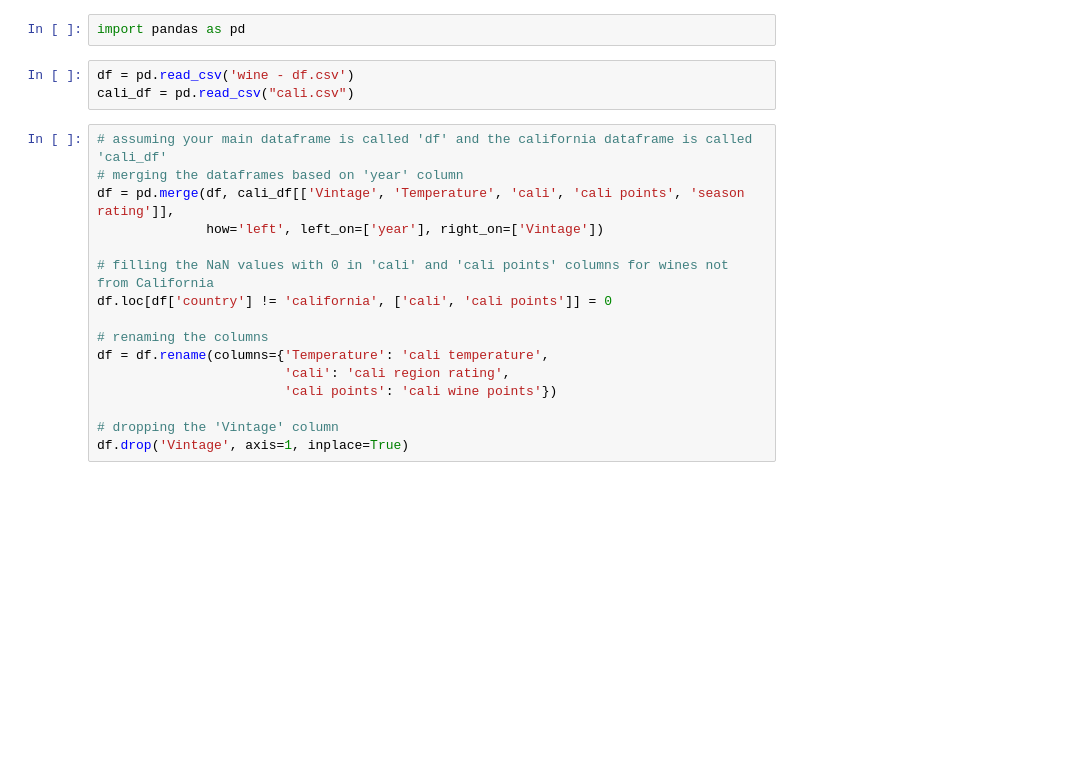
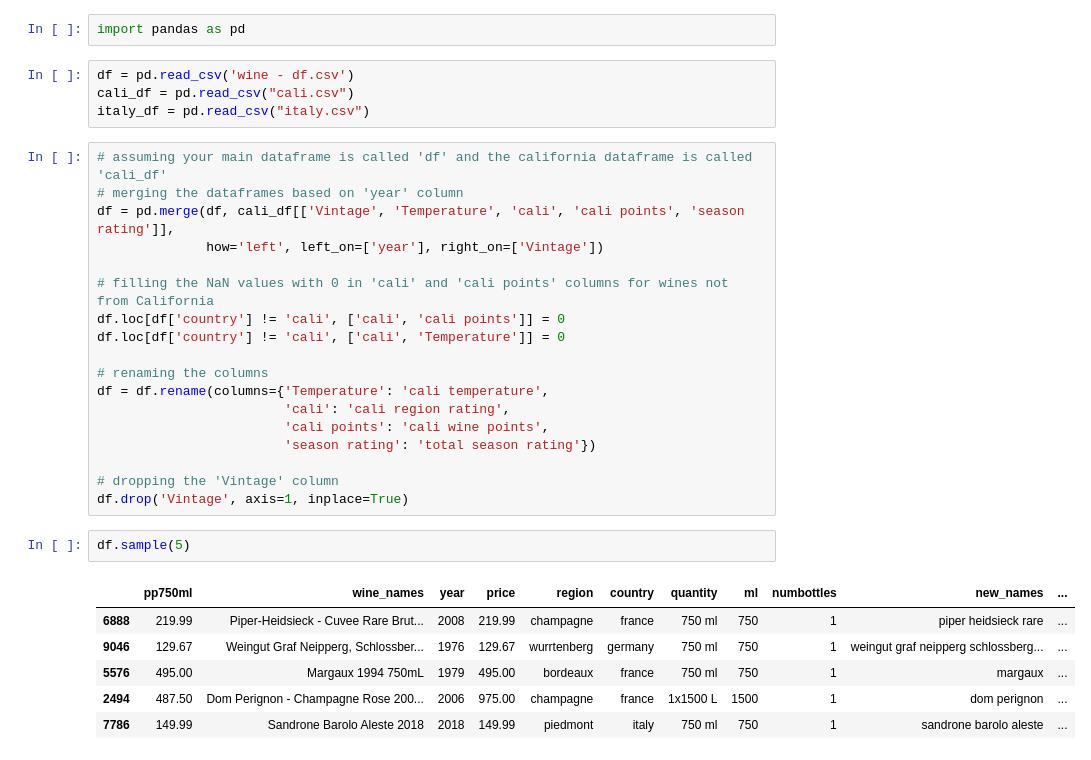
Before and after one commit to samp3209/wineproject, a Jupyter notebook: winetablejoins.ipynb, the cells around one changed output. Cells and saved outputs as stored; diff of their text form; blank space fills up the shorter version.

```diff
--- a/winetablejoins.ipynb
+++ b/winetablejoins.ipynb
@@ -5,6 +5,7 @@ import pandas as pd
 # %%
 df = pd.read_csv('wine - df.csv')
 cali_df = pd.read_csv("cali.csv")
+italy_df = pd.read_csv("italy.csv")
 # %%
 # assuming your main dataframe is called 'df' and the california dataframe is called 'cali_df'
 # merging the dataframes based on 'year' column
@@ -12,12 +13,23 @@ df = pd.merge(df, cali_df[['Vintage', 'Temperature', 'cali', 'cali points', 'sea
               how='left', left_on=['year'], right_on=['Vintage'])
 
 # filling the NaN values with 0 in 'cali' and 'cali points' columns for wines not from California
-df.loc[df['country'] != 'california', ['cali', 'cali points']] = 0
+df.loc[df['country'] != 'cali', ['cali', 'cali points']] = 0
+df.loc[df['country'] != 'cali', ['cali', 'Temperature']] = 0
 
 # renaming the columns
 df = df.rename(columns={'Temperature': 'cali temperature',
                         'cali': 'cali region rating',
-                        'cali points': 'cali wine points'})
+                        'cali points': 'cali wine points',
+                        'season rating': 'total season rating'})
 
 # dropping the 'Vintage' column
 df.drop('Vintage', axis=1, inplace=True)
+# %%
+df.sample(5)
+# %% [output]
+|  | pp750ml | wine_names | year | price | region | country | quantity | ml | numbottles | new_names | ... |
+| 6888 | 219.99 | Piper-Heidsieck - Cuvee Rare Brut... | 2008 | 219.99 | champagne | france | 750 ml | 750 | 1 | piper heidsieck rare | ... |
+| 9046 | 129.67 | Weingut Graf Neipperg, Schlossber... | 1976 | 129.67 | wurrtenberg | germany | 750 ml | 750 | 1 | weingut graf neipperg schlossberg... | ... |
+| 5576 | 495.00 | Margaux 1994 750mL | 1979 | 495.00 | bordeaux | france | 750 ml | 750 | 1 | margaux | ... |
+| 2494 | 487.50 | Dom Perignon - Champagne Rose 200... | 2006 | 975.00 | champagne | france | 1x1500 L | 1500 | 1 | dom perignon | ... |
+| 7786 | 149.99 | Sandrone Barolo Aleste 2018 | 2018 | 149.99 | piedmont | italy | 750 ml | 750 | 1 | sandrone barolo aleste | ... |
```
Also changed, not shown: parts of 10 cells of this notebook.
